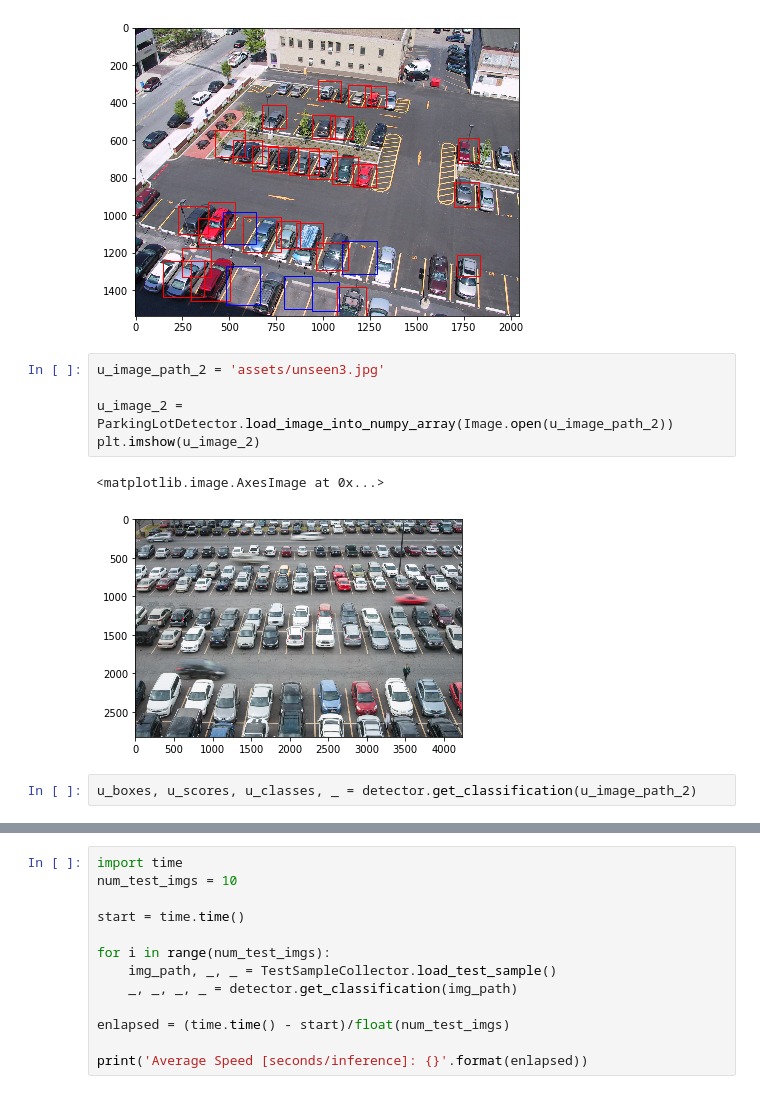
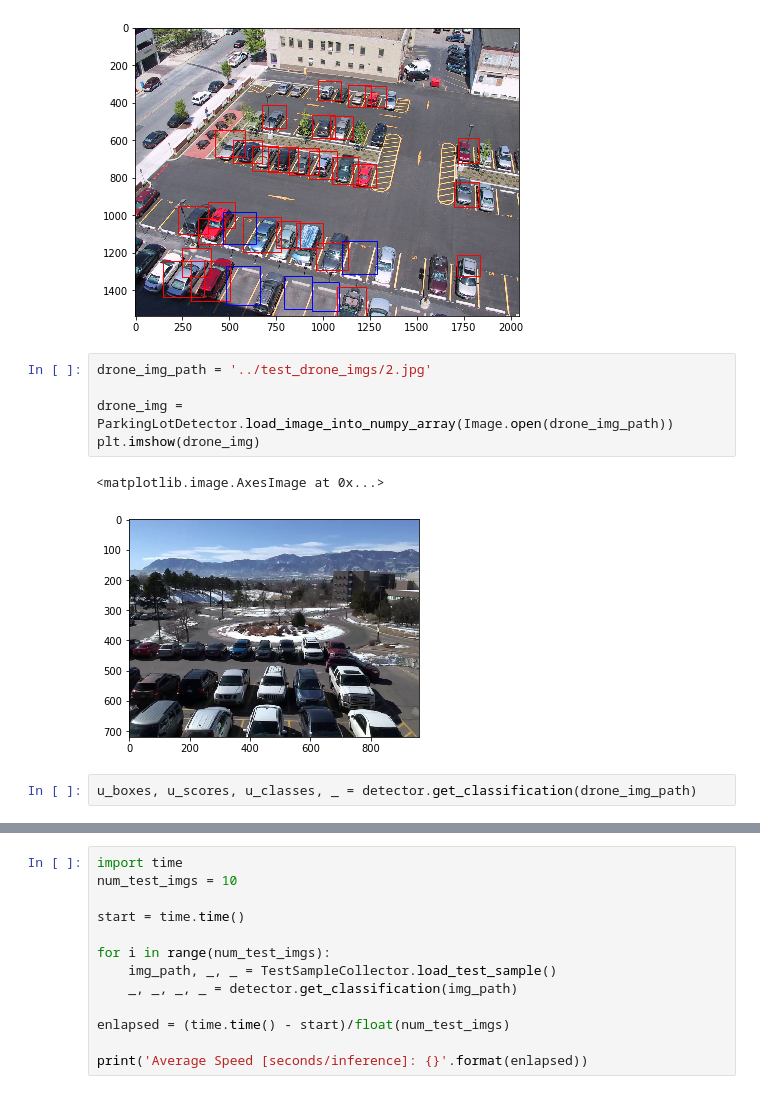
Before and after one commit to guillemgbt/spotfind_training, a Jupyter notebook: pk_lot_detector/faster-rcnn-resnet50-coco/test_frcnn.ipynb, the cells around one changed output, grey strips where cells are left out. Saved outputs shown, nothing was run; the diff lists cells and outputs as text.

Commit message:
infering lot detection models over drone images

```diff
--- a/pk_lot_detector/faster-rcnn-resnet50-coco/test_frcnn.ipynb
+++ b/pk_lot_detector/faster-rcnn-resnet50-coco/test_frcnn.ipynb
@@ -179,13 +179,13 @@ ParkingLotDetector.visualize(image_path=u_image_path,
 # %% [output]
 [figure]
 # %%
-u_image_path_2 = 'assets/unseen3.jpg'
+drone_img_path = '../test_drone_imgs/2.jpg'
 
-u_image_2 = ParkingLotDetector.load_image_into_numpy_array(Image.open(u_image_path_2))
-plt.imshow(u_image_2)
+drone_img = ParkingLotDetector.load_image_into_numpy_array(Image.open(drone_img_path))
+plt.imshow(drone_img)
 # %% [output]
 <matplotlib.image.AxesImage at 0x...>
-[figure, old version]
+[figure, new version]
 # %%
-u_boxes, u_scores, u_classes, _ = detector.get_classification(u_image_path_2)
+u_boxes, u_scores, u_classes, _ = detector.get_classification(drone_img_path)
 # %%
```
Also changed, not shown: parts of 10 cells of this notebook, 1 other file.
